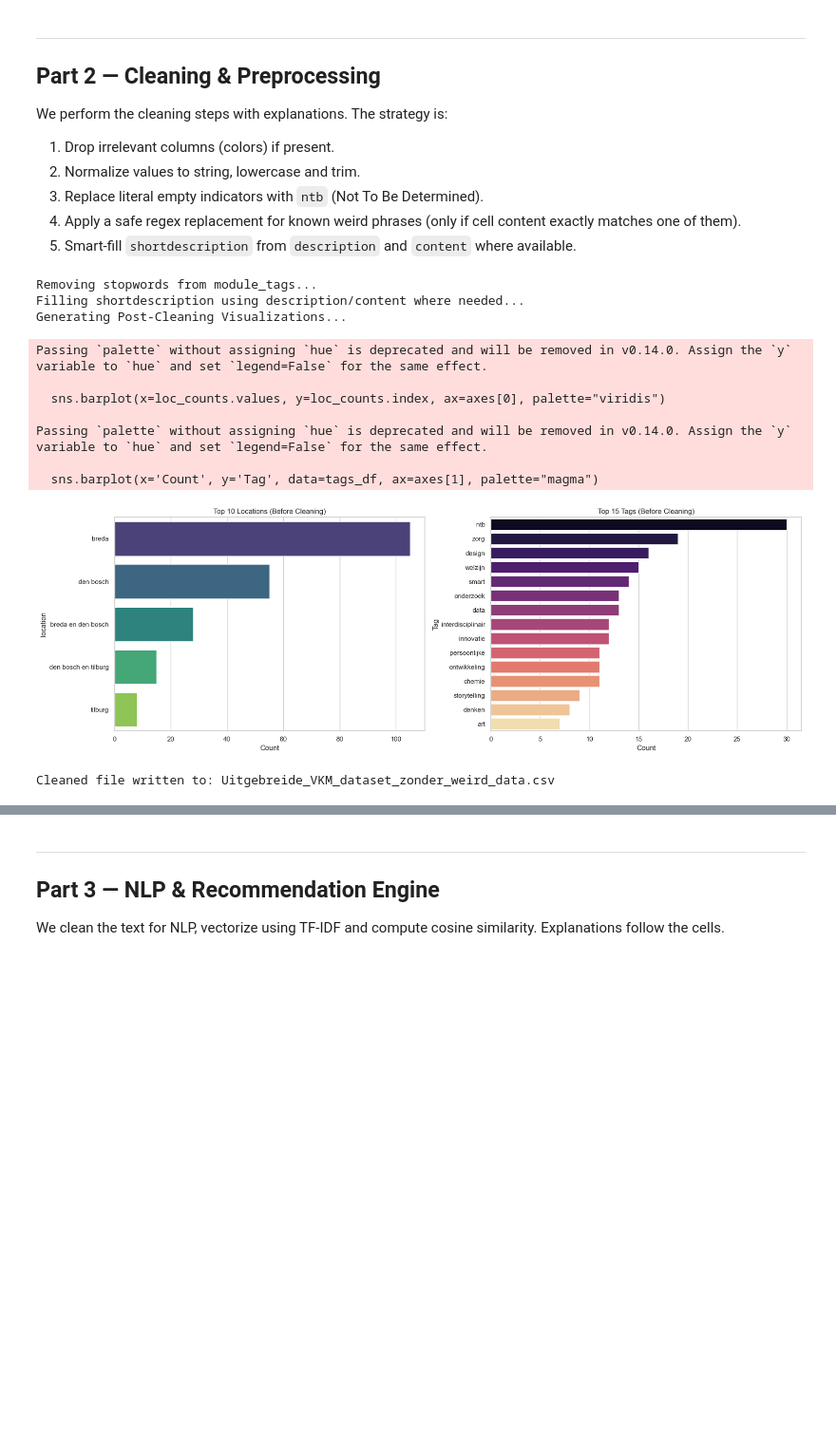
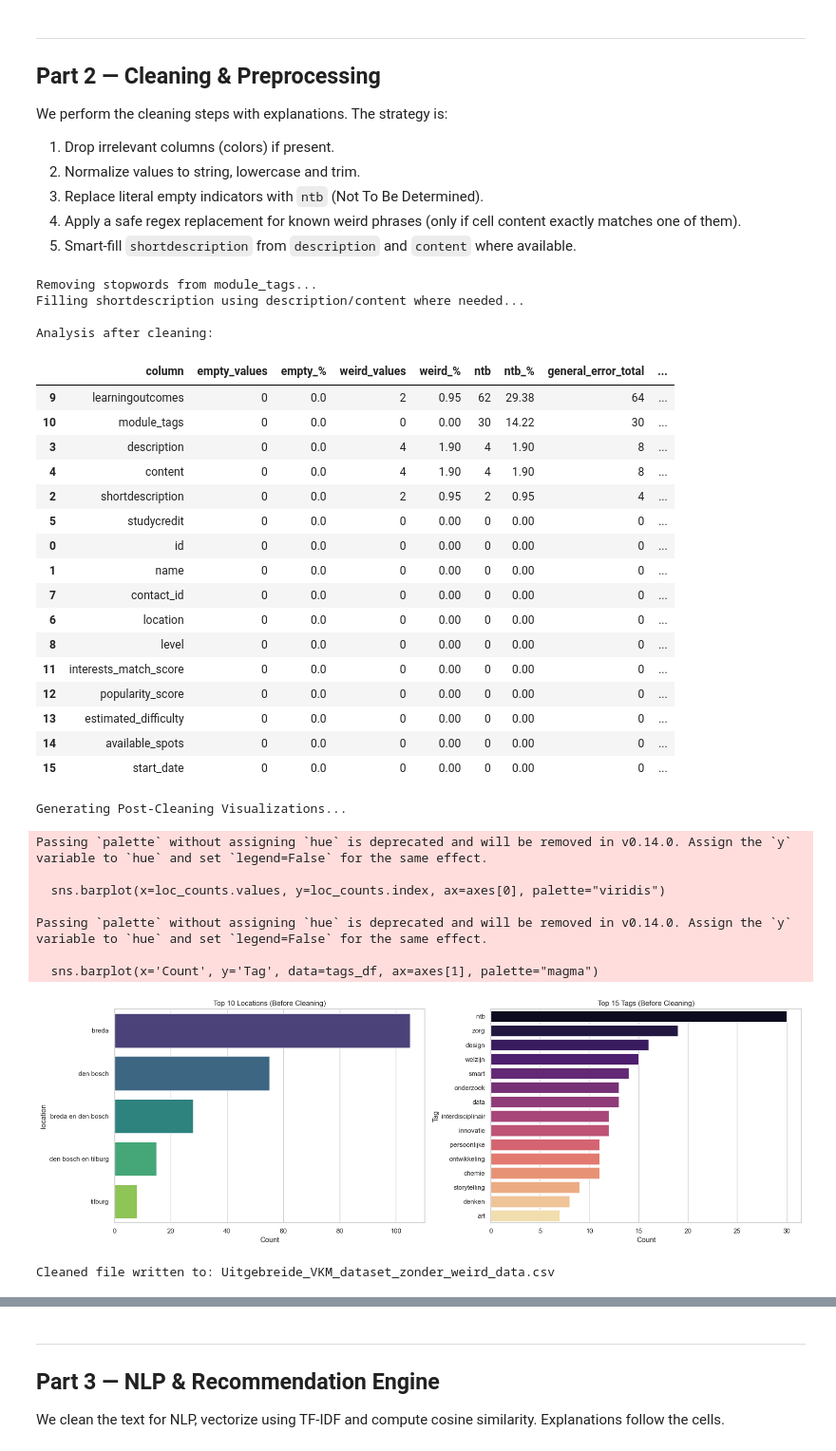
Before and after one commit to s-kroonen/Duo-LU2-AI, a Jupyter notebook: cleaning_recommendation_threepart.ipynb, the cells around one changed output, grey strips where cells are left out. Shown at 95% size. Saved outputs shown, nothing was run; the diff lists cells and outputs as text; code cells hidden in the pictures; blank space fills up the shorter version.

```diff
--- a/cleaning_recommendation_threepart.ipynb
+++ b/cleaning_recommendation_threepart.ipynb
@@ -235,43 +231,62 @@ def fill_short_smart(row):
     valid_desc = desc and desc != 'ntb'
     valid_content = content and content != 'ntb'
     if valid_desc and valid_content:
         if desc == content:
             return desc
         return f"{desc} {content}"
     if valid_desc:
         return desc
     if valid_content:
         return content
     return 'ntb'
 
 if 'shortdescription' in df.columns:
     print("Filling shortdescription using description/content where needed...")
     df['shortdescription'] = df.apply(fill_short_smart, axis=1)
 else:
     print("No shortdescription column found; skipping smart fill.")
 
-# print('\nAnalysis after cleaning:')
-# col_analysis_post = analyze_dataframe_simple(df)
-# display(col_analysis_post)
+print('\nAnalysis after cleaning:')
+col_analysis_post = analyze_dataframe_simple(df)
+display(col_analysis_post)
 
 print("Generating Post-Cleaning Visualizations...")
 visualize_data(df, title_stage="Before Cleaning")
 
 
 # Save cleaned file
 out_path = 'Uitgebreide_VKM_dataset_zonder_weird_data.csv'
 df.to_csv(out_path, index=False)
 print(f"Cleaned file written to: {out_path}")
 # %% [output]
 Removing stopwords from module_tags...
 Filling shortdescription using description/content where needed...
-Generating Post-Cleaning Visualizations...
+
+Analysis after cleaning:
+|  | column | empty_values | empty_% | weird_values | weird_% | ntb | ntb_% | general_error_total | ... |
+| 9 | learningoutcomes | 0 | 0.0 | 2 | 0.95 | 62 | 29.38 | 64 | ... |
+| 10 | module_tags | 0 | 0.0 | 0 | 0.00 | 30 | 14.22 | 30 | ... |
+| 3 | description | 0 | 0.0 | 4 | 1.90 | 4 | 1.90 | 8 | ... |
+| 4 | content | 0 | 0.0 | 4 | 1.90 | 4 | 1.90 | 8 | ... |
+| 2 | shortdescription | 0 | 0.0 | 2 | 0.95 | 2 | 0.95 | 4 | ... |
+| 5 | studycredit | 0 | 0.0 | 0 | 0.00 | 0 | 0.00 | 0 | ... |
+| 0 | id | 0 | 0.0 | 0 | 0.00 | 0 | 0.00 | 0 | ... |
+| 1 | name | 0 | 0.0 | 0 | 0.00 | 0 | 0.00 | 0 | ... |
+| 7 | contact_id | 0 | 0.0 | 0 | 0.00 | 0 | 0.00 | 0 | ... |
+| 6 | location | 0 | 0.0 | 0 | 0.00 | 0 | 0.00 | 0 | ... |
+| 8 | level | 0 | 0.0 | 0 | 0.00 | 0 | 0.00 | 0 | ... |
+| 11 | interests_match_score | 0 | 0.0 | 0 | 0.00 | 0 | 0.00 | 0 | ... |
+| 12 | popularity_score | 0 | 0.0 | 0 | 0.00 | 0 | 0.00 | 0 | ... |
+| 13 | estimated_difficulty | 0 | 0.0 | 0 | 0.00 | 0 | 0.00 | 0 | ... |
+| 14 | available_spots | 0 | 0.0 | 0 | 0.00 | 0 | 0.00 | 0 | ... |
+| 15 | start_date | 0 | 0.0 | 0 | 0.00 | 0 | 0.00 | 0 | ... |
-Passing `palette` without assigning `hue` is deprecated and will be removed in v0.14.0. Assign the `y` variable to `hue` and set `legend=False` for the same effect.
-
-  sns.barplot(x=loc_counts.values, y=loc_counts.index, ax=axes[0], palette="viridis")
-
-Passing `palette` without assigning `hue` is deprecated and will be removed in v0.14.0. Assign the `y` variable to `hue` and set `legend=False` for the same effect.
-
-  sns.barplot(x='Count', y='Tag', data=tags_df, ax=axes[1], palette="magma")
+Generating Post-Cleaning Visualizations...
+Passing `palette` without assigning `hue` is deprecated and will be removed in v0.14.0. Assign the `y` variable to `hue` and set `legend=False` for the same effect.
+
+  sns.barplot(x=loc_counts.values, y=loc_counts.index, ax=axes[0], palette="viridis")
+
+Passing `palette` without assigning `hue` is deprecated and will be removed in v0.14.0. Assign the `y` variable to `hue` and set `legend=False` for the same effect.
+
+  sns.barplot(x='Count', y='Tag', data=tags_df, ax=axes[1], palette="magma")
 [figure]
-Cleaned file written to: Uitgebreide_VKM_dataset_zonder_weird_data.csv
+Cleaned file written to: Uitgebreide_VKM_dataset_zonder_weird_data.csv
```
Also changed, not shown: parts of 6 cells of this notebook, 4 other files.
